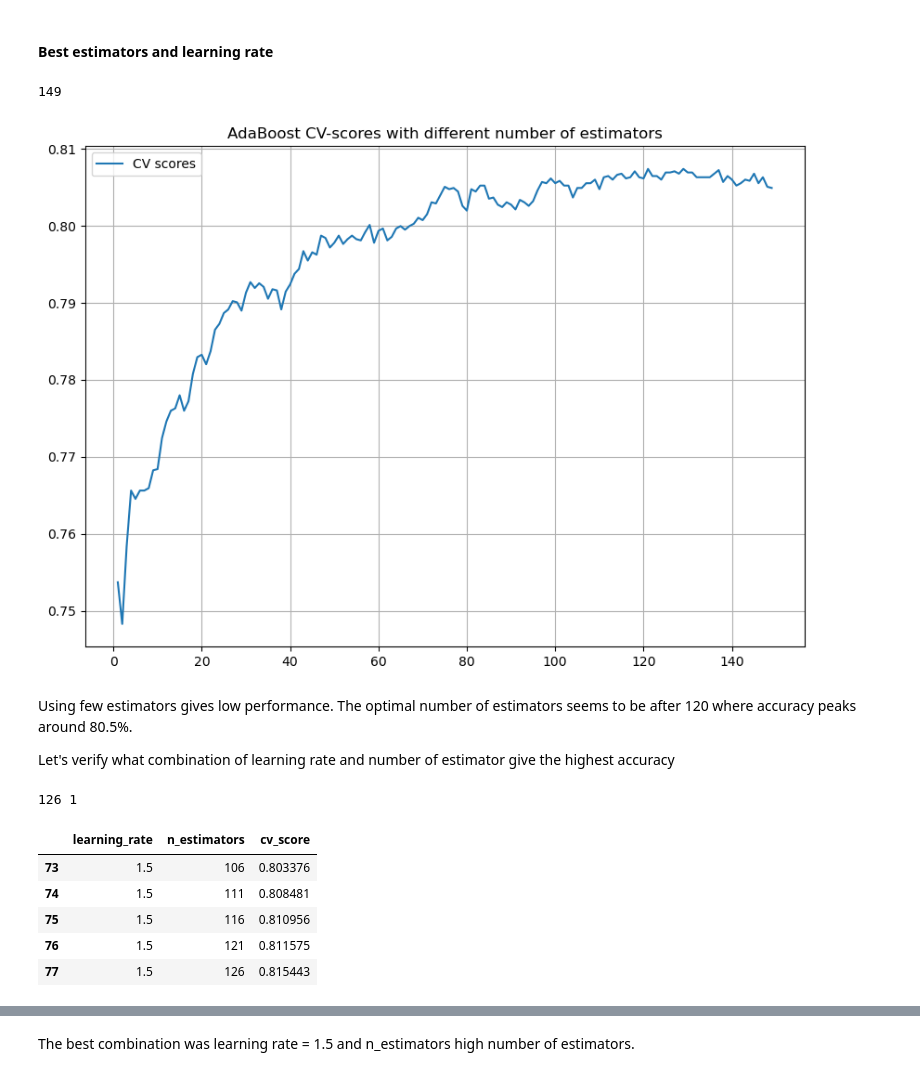
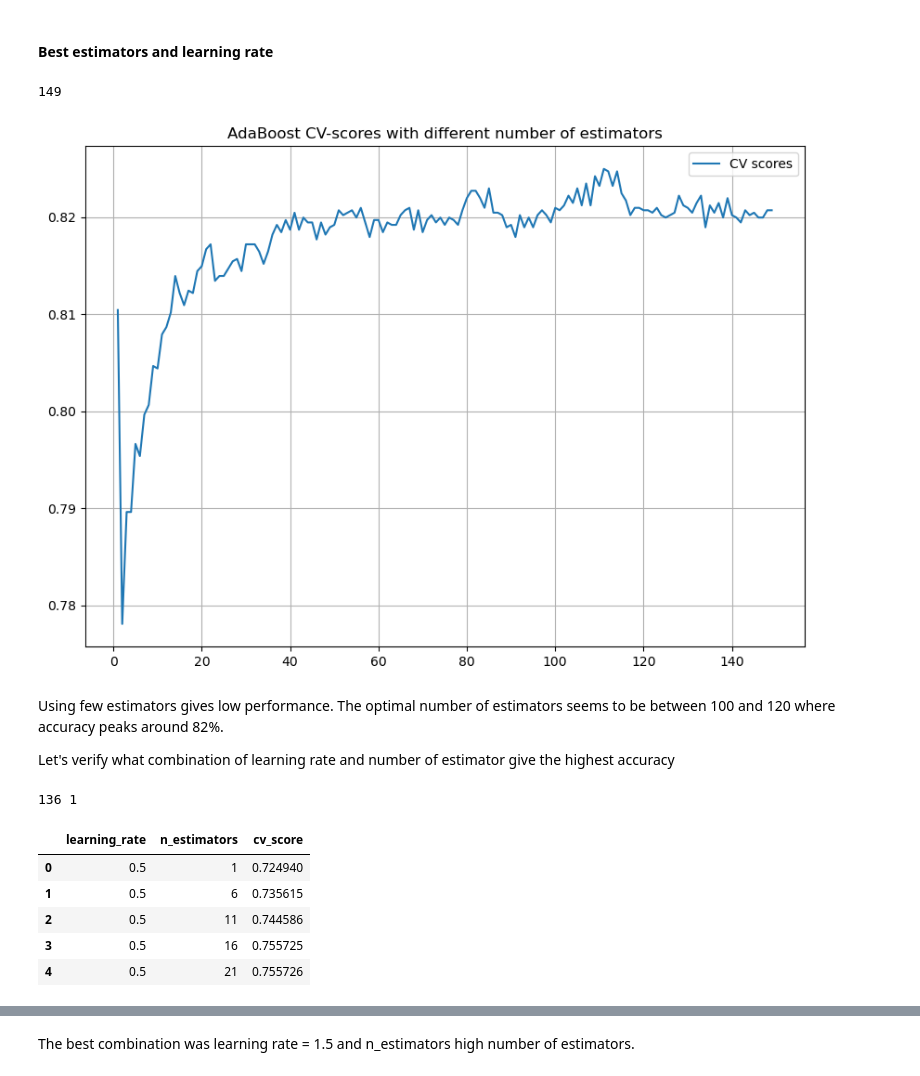
Before and after one commit to danielamartinezli/wine_classification, a Jupyter notebook: notebook/wine_quality.ipynb, the cells around one changed output, grey strips where cells are left out. Saved outputs shown, nothing was run; the diff lists cells and outputs as text; code cells hidden in the pictures.

```diff
--- a/notebook/wine_quality.ipynb
+++ b/notebook/wine_quality.ipynb
@@ -2821,7 +2753,7 @@ n_est_range = list(range(1, 150))
 
 for n_est in n_est_range:
     ada = AdaBoostClassifier(n_estimators=n_est)
-    cv_scores.append(np.mean(cross_val_score(ada, X_train_smote, y_train_smote, cv=5)))
+    cv_scores.append(np.mean(cross_val_score(ada, X_train, y_train, cv=5)))
 
     print(n_est, end="\r")
 
@@ -2834,9 +2766,9 @@ plt.grid(True)
 plt.show()
 # %% [output]
 149
-[figure, old version]
+[figure, new version]
 # %% [markdown]
-Using few estimators gives low performance. The optimal number of estimators seems to be after 120  where accuracy peaks around 80.5%.
+Using few estimators gives low performance. The optimal number of estimators seems to be between 100 and 120 where accuracy peaks around 82%.
 
 Let's verify what combination of learning rate and number of estimator give the highest accuracy
 # %%
@@ -2849,7 +2781,7 @@ for learning_rate in learning_rate_range:
     print(learning_rate, end=" ")
     for n_est in n_est_range:
         ada = AdaBoostClassifier(n_estimators=n_est, learning_rate=learning_rate)
-        cv_score = np.mean(cross_val_score(ada, X_train_smote, y_train_smote, cv=5))
+        cv_score = np.mean(cross_val_score(ada, X_train_up, y_train_up, cv=5))
 
         results.append(
             {
@@ -2862,16 +2794,16 @@ for learning_rate in learning_rate_range:
 
 results = pd.DataFrame(results)
 # %% [output]
-126 1
+136 1
-# %%
-results.tail(5)
-# %% [output]
-|  | learning_rate | n_estimators | cv_score |
-| 73 | 1.5 | 106 | 0.803376 |
-| 74 | 1.5 | 111 | 0.808481 |
-| 75 | 1.5 | 116 | 0.810956 |
-| 76 | 1.5 | 121 | 0.811575 |
-| 77 | 1.5 | 126 | 0.815443 |
+# %%
+results.head()
+# %% [output]
+|  | learning_rate | n_estimators | cv_score |
+| 0 | 0.5 | 1 | 0.724940 |
+| 1 | 0.5 | 6 | 0.735615 |
+| 2 | 0.5 | 11 | 0.744586 |
+| 3 | 0.5 | 16 | 0.755725 |
+| 4 | 0.5 | 21 | 0.755726 |
 # %%
 plt.figure(figsize=(10, 7))
 sns.lineplot(data=results, x="n_estimators", y="cv_score", hue="learning_rate")
```
Also changed, not shown: parts of 114 cells of this notebook.
